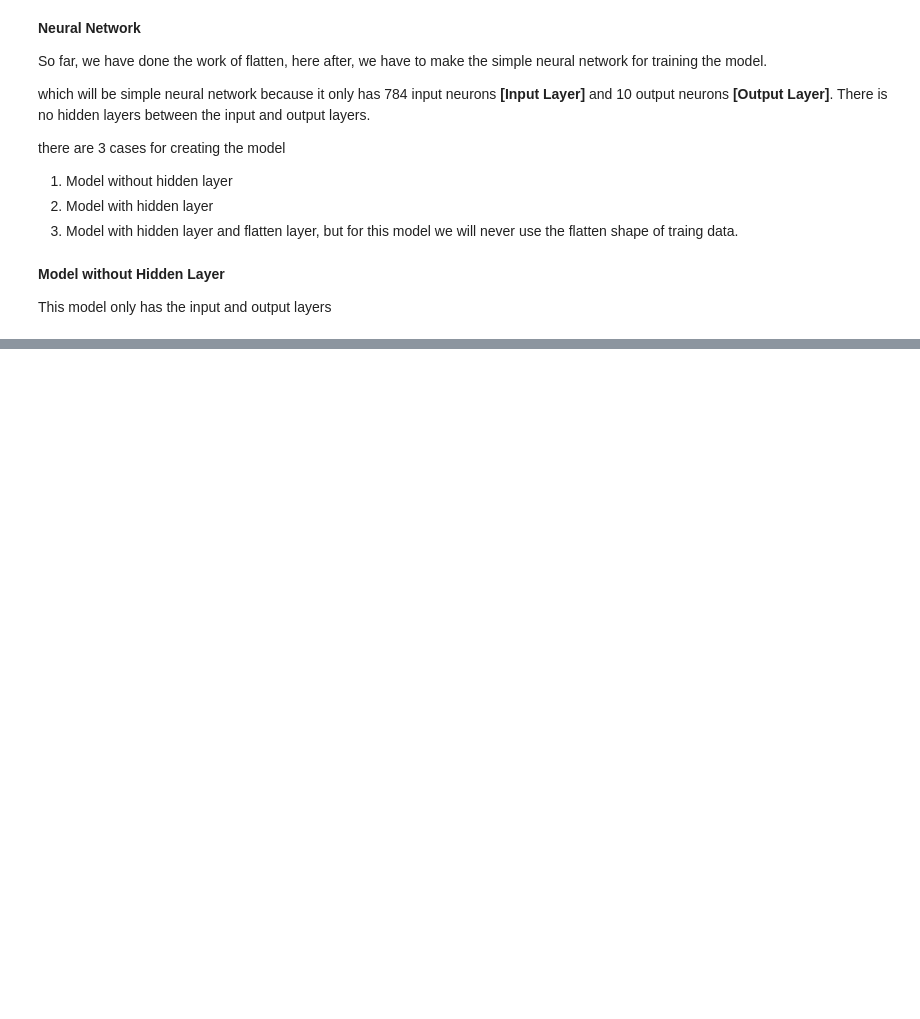
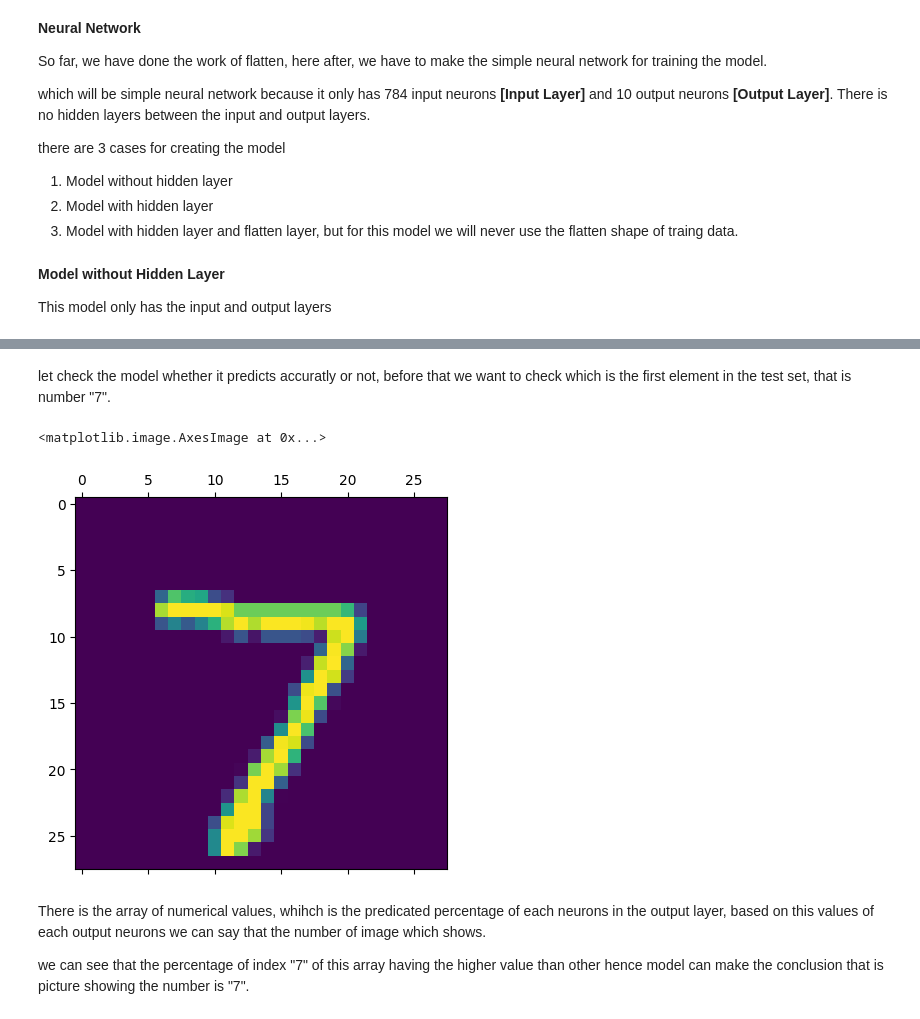
Before and after one commit to HariWork29/Colabworks, a Jupyter notebook: number_classification.ipynb, the cells around one changed output, grey strips where cells are left out. Drawn from its saved outputs; the diff is of its cells as text; code cells hidden in the pictures; blank space fills up the shorter version.

```diff
--- a/number_classification.ipynb
+++ b/number_classification.ipynb
@@ -98,0 +151,21 @@ Model_1 = keras.Sequential([
+# %%
+(x_train, y_train), (x_test, y_test) = keras.datasets.mnist.load_data()
+
+x_train = x_train/255
+x_test = x_test/255
+
+x_train_flatten = x_train.reshape(len(x_train), 28*28)
+x_test_flatten = x_test.reshape(len(x_test), 28*28)
+
+model_scale = keras.Sequential([
+    keras.layers.Dense(10, input_shape=(784,), activation="sigmoid"),
+    keras.layers.Dense(10, activation= "sigmoid")
+])
+
+model_scale.compile(
+    optimizer="adam",
+    loss="sparse_categorical_crossentropy",
+    metrics=["accuracy"]
+)
+
+model_scale.fit(x_train_flatten, y_train, epochs=7)
@@ -98,0 +195,11 @@ Model_1 = keras.Sequential([
+# %% [markdown]
+let check the model whether it predicts accuratly or not, before that we want to check which is the first element in the test set, that is number "7".
+# %%
+plt.matshow(x_test[0])
+# %% [output]
+<matplotlib.image.AxesImage at 0x...>
+[figure, added]
+# %% [markdown]
+There is the array of numerical values, whihch is the predicated percentage of each neurons in the output layer, based on this values of each output neurons we can say that the number of image which shows.
+
+we can see that the percentage of index "7" of this array having the higher value than other hence model can make the conclusion that is picture showing the number is "7".
```
Also changed, not shown: parts of 11 cells of this notebook.
